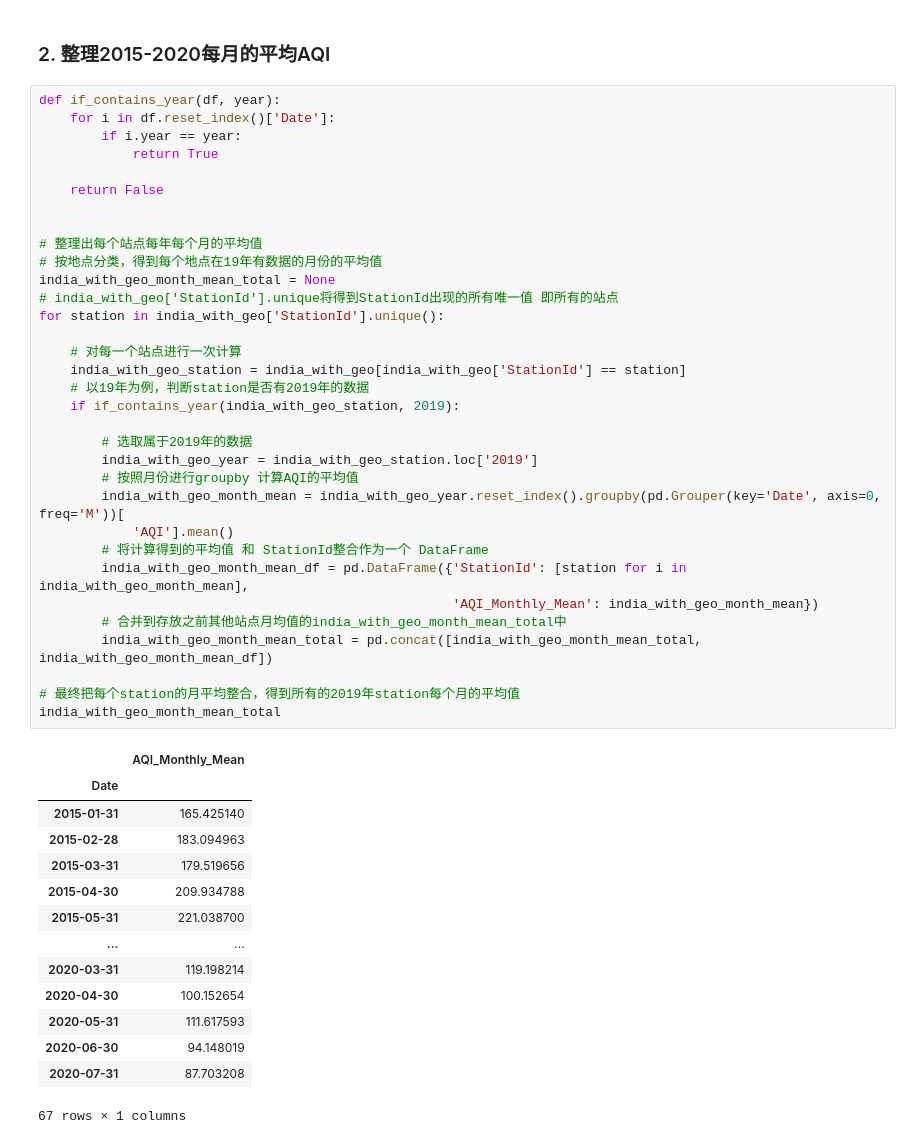
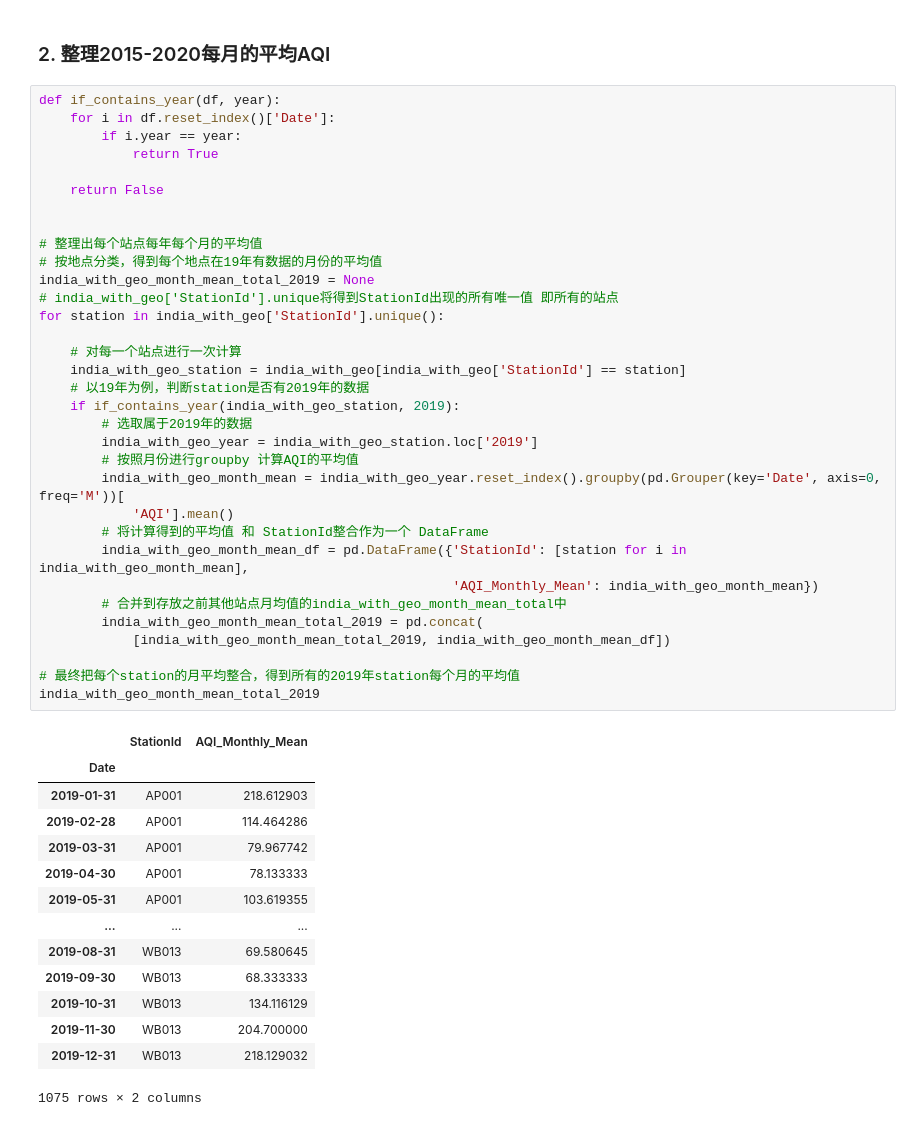
Before and after one commit to TREXA23187/air_quality, a Jupyter notebook: main.ipynb, the cells around one changed output. Drawn from its saved outputs; the diff is of its cells as text.

```diff
--- a/main.ipynb
+++ b/main.ipynb
@@ -77,48 +77,48 @@ india_with_geo.head()
 # %%
 def if_contains_year(df, year):
     for i in df.reset_index()['Date']:
         if i.year == year:
             return True
 
     return False
 
 
 # 整理出每个站点每年每个月的平均值
 # 按地点分类，得到每个地点在19年有数据的月份的平均值
-india_with_geo_month_mean_total = None
+india_with_geo_month_mean_total_2019 = None
 # india_with_geo['StationId'].unique将得到StationId出现的所有唯一值 即所有的站点
 for station in india_with_geo['StationId'].unique():
 
     # 对每一个站点进行一次计算
     india_with_geo_station = india_with_geo[india_with_geo['StationId'] == station]
     # 以19年为例，判断station是否有2019年的数据
     if if_contains_year(india_with_geo_station, 2019):
-
         # 选取属于2019年的数据
         india_with_geo_year = india_with_geo_station.loc['2019']
         # 按照月份进行groupby 计算AQI的平均值
         india_with_geo_month_mean = india_with_geo_year.reset_index().groupby(pd.Grouper(key='Date', axis=0, freq='M'))[
             'AQI'].mean()
         # 将计算得到的平均值 和 StationId整合作为一个 DataFrame
         india_with_geo_month_mean_df = pd.DataFrame({'StationId': [station for i in india_with_geo_month_mean],
                                                      'AQI_Monthly_Mean': india_with_geo_month_mean})
         # 合并到存放之前其他站点月均值的india_with_geo_month_mean_total中
-        india_with_geo_month_mean_total = pd.concat([india_with_geo_month_mean_total, india_with_geo_month_mean_df])
+        india_with_geo_month_mean_total_2019 = pd.concat(
+            [india_with_geo_month_mean_total_2019, india_with_geo_month_mean_df])
 
 # 最终把每个station的月平均整合，得到所有的2019年station每个月的平均值
-india_with_geo_month_mean_total
+india_with_geo_month_mean_total_2019
 # %% [output]
-|  | AQI_Monthly_Mean |
-| Date |  |
-| 2015-01-31 | 165.425140 |
-| 2015-02-28 | 183.094963 |
-| 2015-03-31 | 179.519656 |
-| 2015-04-30 | 209.934788 |
-| 2015-05-31 | 221.038700 |
-| ... | ... |
-| 2020-03-31 | 119.198214 |
-| 2020-04-30 | 100.152654 |
-| 2020-05-31 | 111.617593 |
-| 2020-06-30 | 94.148019 |
-| 2020-07-31 | 87.703208 |
+|  | StationId | AQI_Monthly_Mean |
+| Date |  |  |
+| 2019-01-31 | AP001 | 218.612903 |
+| 2019-02-28 | AP001 | 114.464286 |
+| 2019-03-31 | AP001 | 79.967742 |
+| 2019-04-30 | AP001 | 78.133333 |
+| 2019-05-31 | AP001 | 103.619355 |
+| ... | ... | ... |
+| 2019-08-31 | WB013 | 69.580645 |
+| 2019-09-30 | WB013 | 68.333333 |
+| 2019-10-31 | WB013 | 134.116129 |
+| 2019-11-30 | WB013 | 204.700000 |
+| 2019-12-31 | WB013 | 218.129032 |
-67 rows × 1 columns
+1075 rows × 2 columns
```
Also changed, not shown: parts of 20 cells of this notebook, 1 other file.
